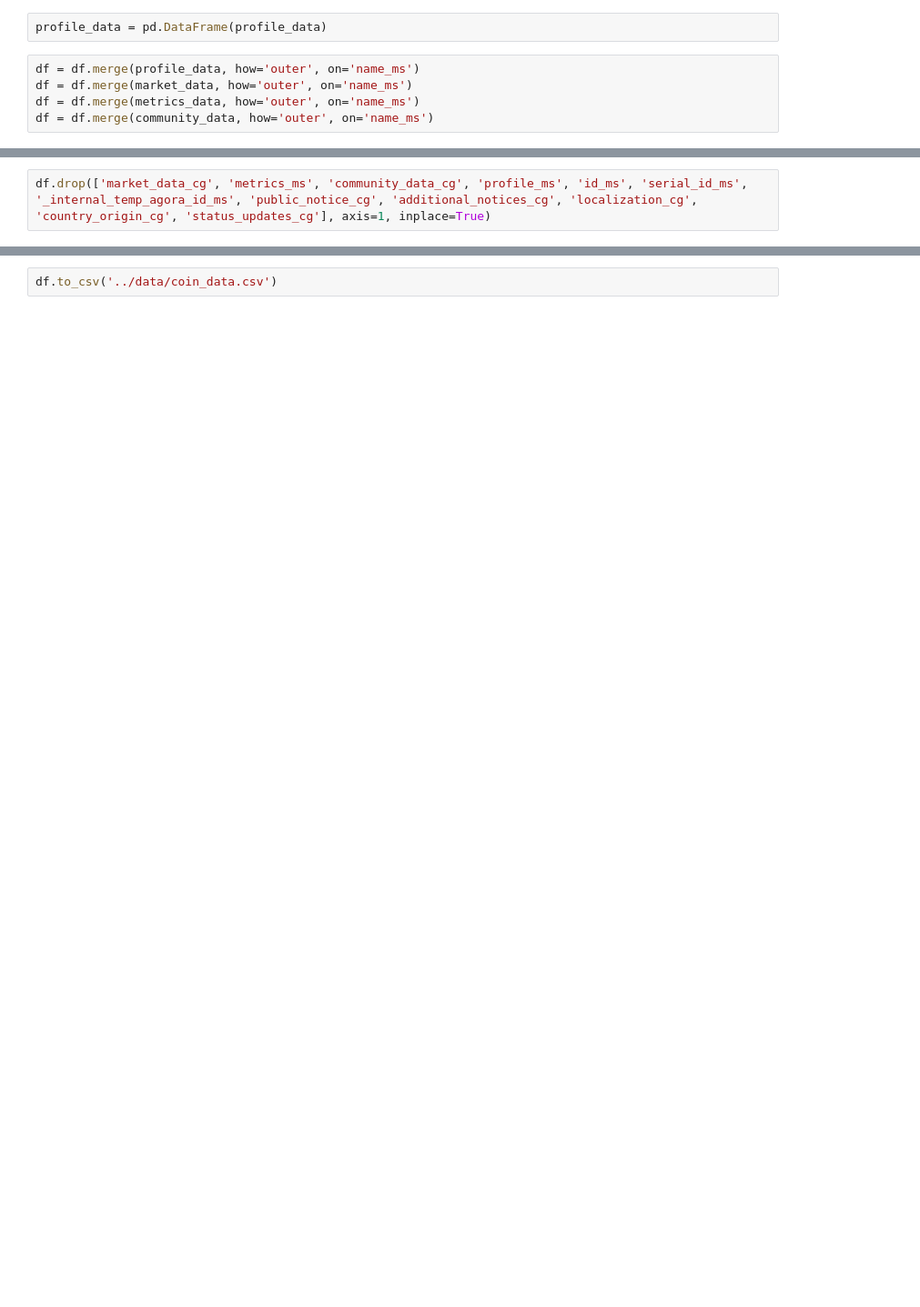
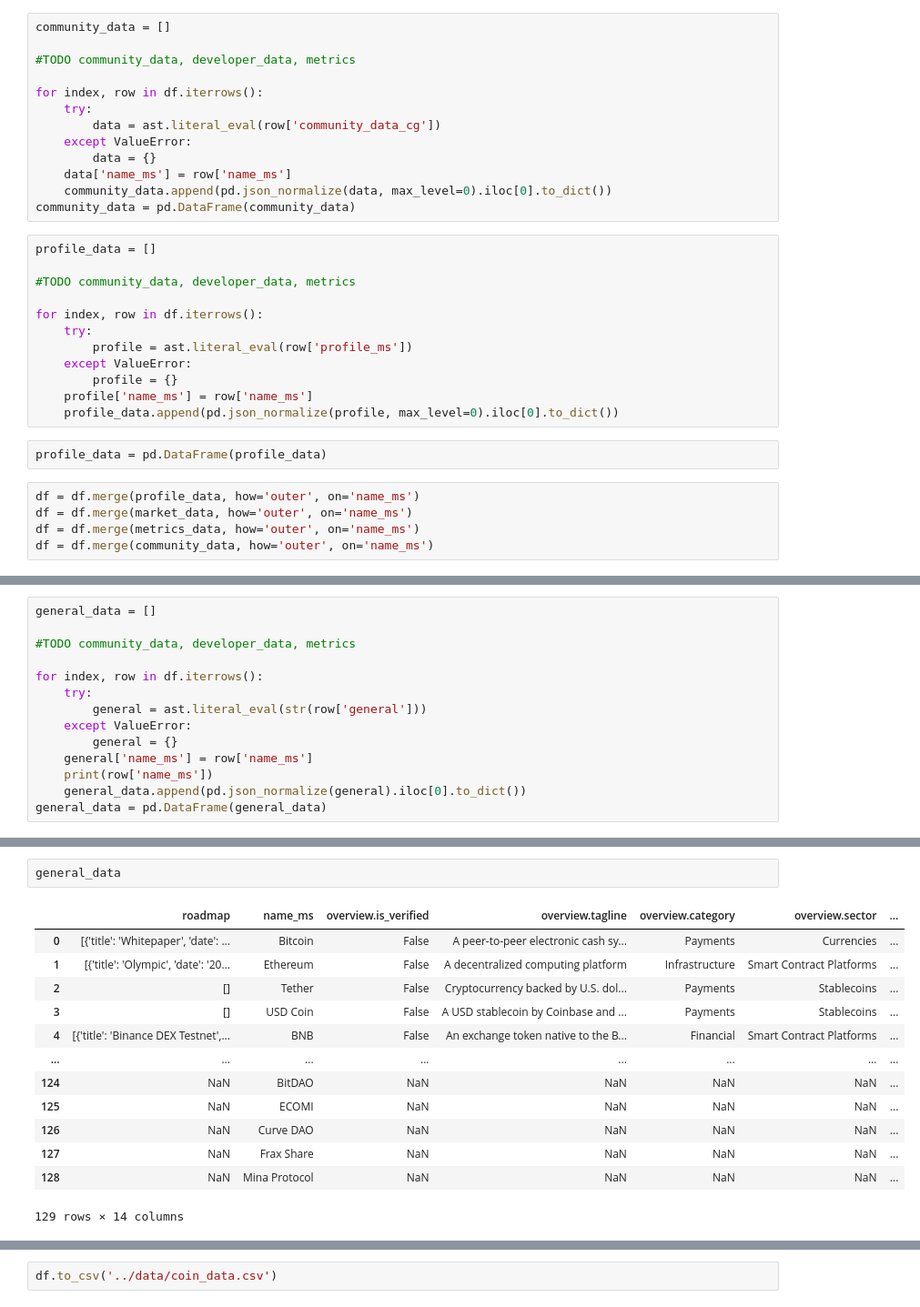
Before and after one commit to Channaholic/crypto-navigator, a Jupyter notebook: aggregator.ipynb, the cells around one changed output, grey strips where cells are left out. Shown: that part at 91% size. Saved outputs shown, nothing was run; the diff lists cells and outputs as text; blank space fills up the shorter version.

Commit message:
Catching empty messari data

```diff
--- a/aggregator.ipynb
+++ b/aggregator.ipynb
@@ -131,3 +106,28 @@ for index, row in df.iterrows():
+# %%
+community_data = []
+
+#TODO community_data, developer_data, metrics
+
+for index, row in df.iterrows():
+    try:
+        data = ast.literal_eval(row['community_data_cg'])
+    except ValueError:
+        data = {}
+    data['name_ms'] = row['name_ms']
+    community_data.append(pd.json_normalize(data, max_level=0).iloc[0].to_dict())
+community_data = pd.DataFrame(community_data)
+# %%
+profile_data = []
+
+#TODO community_data, developer_data, metrics
+
+for index, row in df.iterrows():
+    try:
+        profile = ast.literal_eval(row['profile_ms'])
+    except ValueError:
+        profile = {}
+    profile['name_ms'] = row['name_ms']
+    profile_data.append(pd.json_normalize(profile, max_level=0).iloc[0].to_dict())
 # %%
 profile_data = pd.DataFrame(profile_data)
 # %%
@@ -142,2 +138,14 @@ print(df.columns.tolist())
-# %%
-df.drop(['market_data_cg', 'metrics_ms', 'community_data_cg', 'profile_ms', 'id_ms', 'serial_id_ms', '_internal_temp_agora_id_ms', 'public_notice_cg', 'additional_notices_cg', 'localization_cg', 'country_origin_cg', 'status_updates_cg'], axis=1, inplace=True)
+# %%
+general_data = []
+
+#TODO community_data, developer_data, metrics
+
+for index, row in df.iterrows():
+    try:
+        general = ast.literal_eval(str(row['general']))
+    except ValueError:
+        general = {}
+    general['name_ms'] = row['name_ms']
+    print(row['name_ms'])
+    general_data.append(pd.json_normalize(general).iloc[0].to_dict())
+general_data = pd.DataFrame(general_data)
@@ -143,0 +170,16 @@ df.drop(['market_data_cg', 'metrics_ms', 'community_data_cg', 'profile_ms', 'id_
+# %%
+general_data
+# %% [output]
+|  | roadmap | name_ms | overview.is_verified | overview.tagline | overview.category | overview.sector | ... |
+| 0 | [{'title': 'Whitepaper', 'date': ... | Bitcoin | False | A peer-to-peer electronic cash sy... | Payments | Currencies | ... |
+| 1 | [{'title': 'Olympic', 'date': '20... | Ethereum | False | A decentralized computing platform | Infrastructure | Smart Contract Platforms | ... |
+| 2 | [] | Tether | False | Cryptocurrency backed by U.S. dol... | Payments | Stablecoins | ... |
+| 3 | [] | USD Coin | False | A USD stablecoin by Coinbase and ... | Payments | Stablecoins | ... |
+| 4 | [{'title': 'Binance DEX Testnet',... | BNB | False | An exchange token native to the B... | Financial | Smart Contract Platforms | ... |
+| ... | ... | ... | ... | ... | ... | ... | ... |
+| 124 | NaN | BitDAO | NaN | NaN | NaN | NaN | ... |
+| 125 | NaN | ECOMI | NaN | NaN | NaN | NaN | ... |
+| 126 | NaN | Curve DAO | NaN | NaN | NaN | NaN | ... |
+| 127 | NaN | Frax Share | NaN | NaN | NaN | NaN | ... |
+| 128 | NaN | Mina Protocol | NaN | NaN | NaN | NaN | ... |
+129 rows × 14 columns
```
Also changed, not shown: parts of 12 cells of this notebook, 1 other file.
